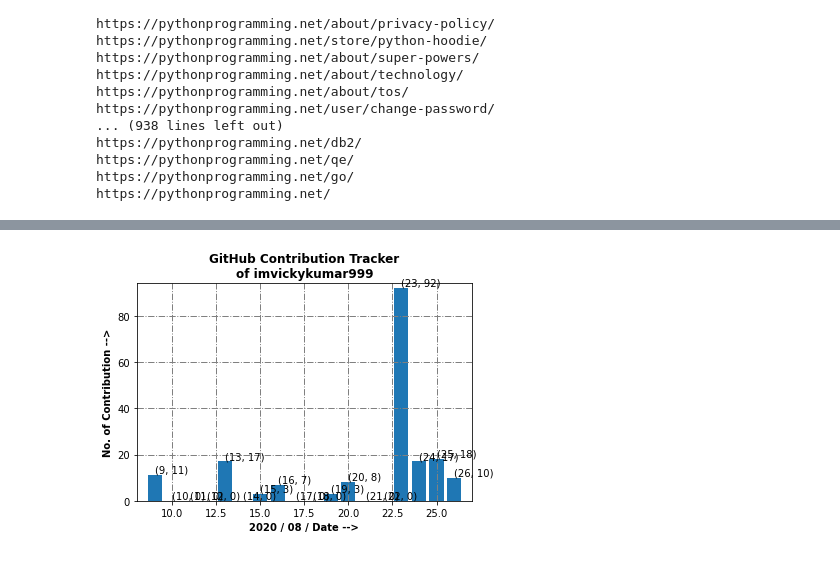
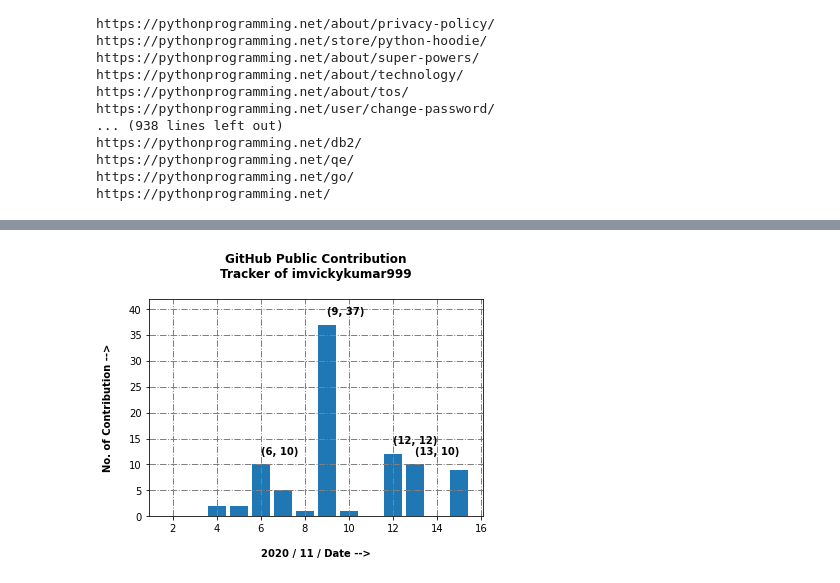
Before and after one commit to imvickykumar999/Portfolio-with-Flask, a Jupyter notebook: web tracker.ipynb, the cells around one changed output, grey strips where cells are left out. Drawn from its saved outputs; the diff is of its cells as text; code cells hidden in the pictures.

```diff
--- a/web tracker.ipynb
+++ b/web tracker.ipynb
@@ -218,17 +366,4 @@ https://raw.githubusercontent.com/imvickykumar999/Internship-Study/main/scrapper
 # %%
-import requests
-from bs4 import BeautifulSoup
-from matplotlib import pyplot as plt
-from IPython.display import clear_output
-
-user = input ('Enter GitHub Username : ')
-if user == '':
-    user = 'imvickykumar999'
-
-url = 'https://github.com/' + user
-page = requests.get (url)
-soup = BeautifulSoup (page.content, 'html5lib')
-
 lst = soup.find (class_= 'border py-2 graph-before-activity-overview')
 glist = lst.g.findAll('rect')
 x, y = [], []
@@ -239,38 +374,49 @@ for i in range (len (glist)):
     dd = int (glist [i]['data-date'].split('-')[2])
     x.append(dd)
 
-nd = True
-while nd:
+print('\nPrinting Contribution Graph\n')
+#     nd = True
+#     while nd:
+nd = input('Last n days (e.g, 10 <= 365) : ')
+d = input('For no. of Days (e.g, 7 < nd) : ')
 
-    nd = input('Last n days (e.g, 10) : ')
-    d = input('For no. of Days (e.g, 7 < nd) : ')
+if nd == '' or d == '':
+    d = nd = 14
+else:
+    nd = int(nd)
+    d = int(d)
 
-    if nd == '' or d == '':
-        nd = 10
-        d = 3
+if nd:
+    if d==nd:
+        ux = x[-nd:] + [x[-1]]
+        uy = y[-nd:] + [y[-1]]
     else:
-        nd = int(nd)
-        d = int(d)
+        ux = x[-nd : d-nd]
+        uy = y[-nd : d-nd]
 
-    if nd:
-        ux = x [-nd : d-nd]
-        uy = y [-nd : d-nd]
+    plt.xlabel ('\n' + ' / '.join (glist[-nd]['data-date'].split('-')[:-1]) + ' / Date -->',
+               fontweight = "bold")
+    plt.ylabel ('No. of Contribution -->\n', fontweight = "bold")
 
-        plt.xlabel (' / '.join(glist[-nd]['data-date'].split('-')[:-1]) + ' / Date -->',
-                   fontweight ="bold")
-        plt.ylabel ('No. of Contribution -->', fontweight ="bold")
-        plt.title (f"GitHub Contribution Tracker\nof {user}", fontweight ="bold")
-        plt.grid (True, color = "grey", linewidth = "1", linestyle = "-.")
+    plt.title (f"GitHub Public Contribution\nTracker of {select}\n",
+               fontweight = "bold")
+    plt.grid (True, color = "grey", linewidth = "1", linestyle = "-.")
 
+    if d<14:
         plt.xlim([ux[0]-1, ux[-1]+1])
-        plt.ylim(0, max(uy)+2)
+    plt.ylim(0, max(uy)+5)
 
-        for i_x, i_y in zip(ux, uy):
-            plt.text (i_x, i_y+1, '({}, {})'.format(i_x, i_y))
+    for i_x, i_y in zip(ux, uy):
+        if i_y > max(uy)/4 or d<14:
+            plt.text (i_x, i_y +2, f'({i_x}, {i_y})',
+                      fontweight = "bold")
 
-        plt.bar (ux, uy)
-        plt.show ()
-#         clear_output (wait=True)
-    else:
-        break
+    plt.bar (ux, uy)
+    plt.show ()
+
+    print(f''' >>> max. Contribution b/w,\n
+    {glist[-nd]['data-date']}
+    and, {glist[d-nd-1]['data-date']}
+    \n...is {max(uy)}
+    ''')
 # %% [output]
@@ -280 +427 @@ For no. of Days (e.g, 7 < nd) : 18
-[figure, old version]
+[figure, new version]
```
Also changed, not shown: parts of 7 cells of this notebook.
